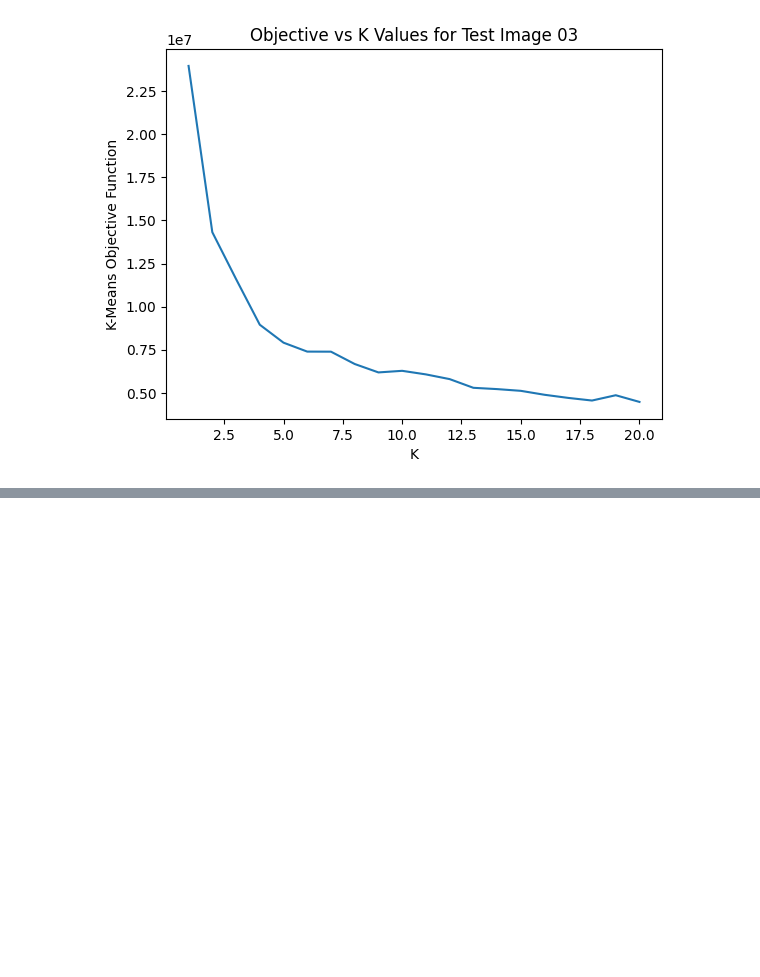
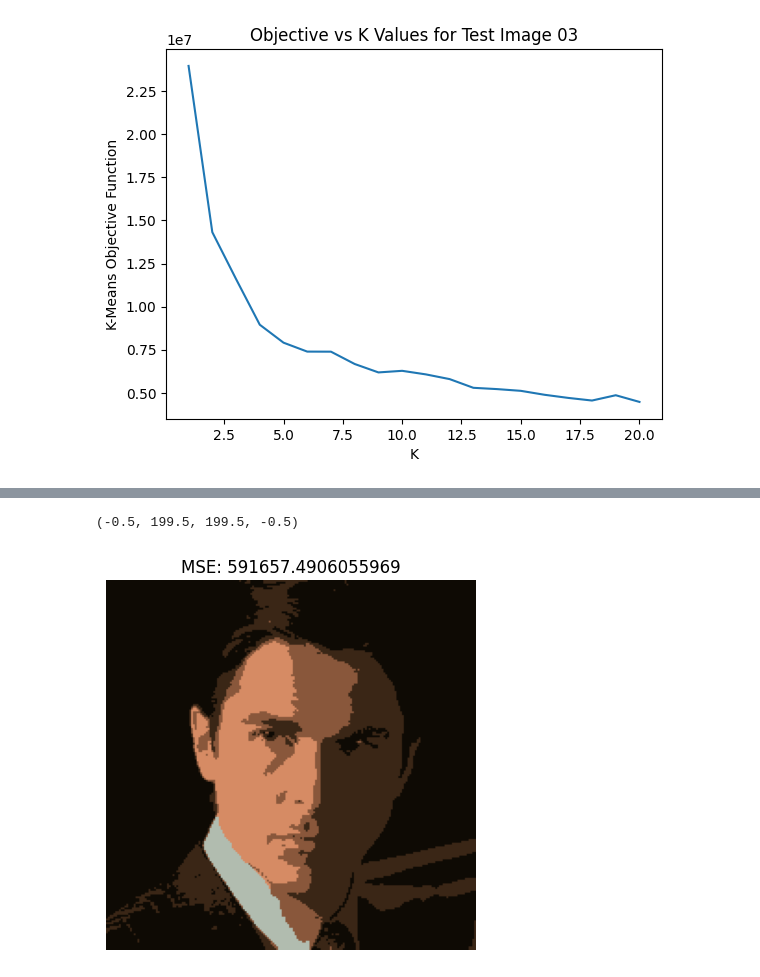
Before and after one commit to MatthewFreestone/COMP5630, a Jupyter notebook: Assignment7/graphs.ipynb, the cells around one changed output, grey strips where cells are left out. Drawn from its saved outputs; the diff is of its cells as text; code cells hidden in the pictures; blank space fills up the shorter version.

```diff
--- a/Assignment7/graphs.ipynb
+++ b/Assignment7/graphs.ipynb
@@ -210,0 +249,27 @@ results[6]
+# %%
+num_input = "8"
+k_input = 5
+
+img = "img/test" + num_input.zfill(2) + ".jpg"
+im = Image.open(img)
+img_width, img_height = im.size
+px = im.load()
+results = []
+errors = []
+
+for _ in tqdm(range(10)):
+    initial_centroid = initializeKmeans(k_input)
+    result, error = iterateKmeans(initial_centroid)
+    results.append(result)
+    errors.append(error)
+# %%
+best_result = results[np.argmin(errors)]
+tuple_result = tuple(map(tuple, best_result))
+fig = plt.figure()
+ax = fig.add_subplot(111)
+ax.imshow(calcImg(tuple_result))
+ax.set_title("MSE: " + str(errors[np.argmin(errors)]))
+ax.axis('off')
+# %% [output]
+(-0.5, 199.5, 199.5, -0.5)
+[figure, added]
```
Also changed, not shown: parts of 4 cells of this notebook.
